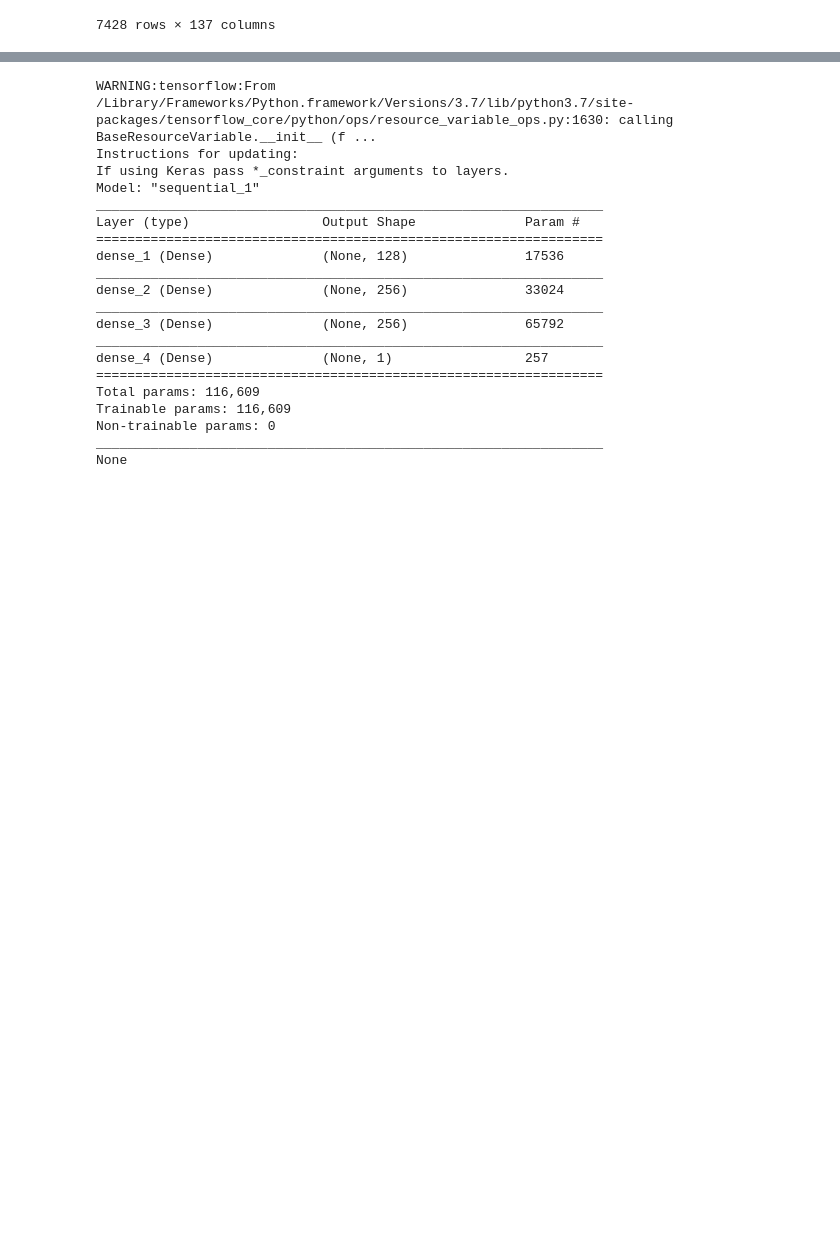
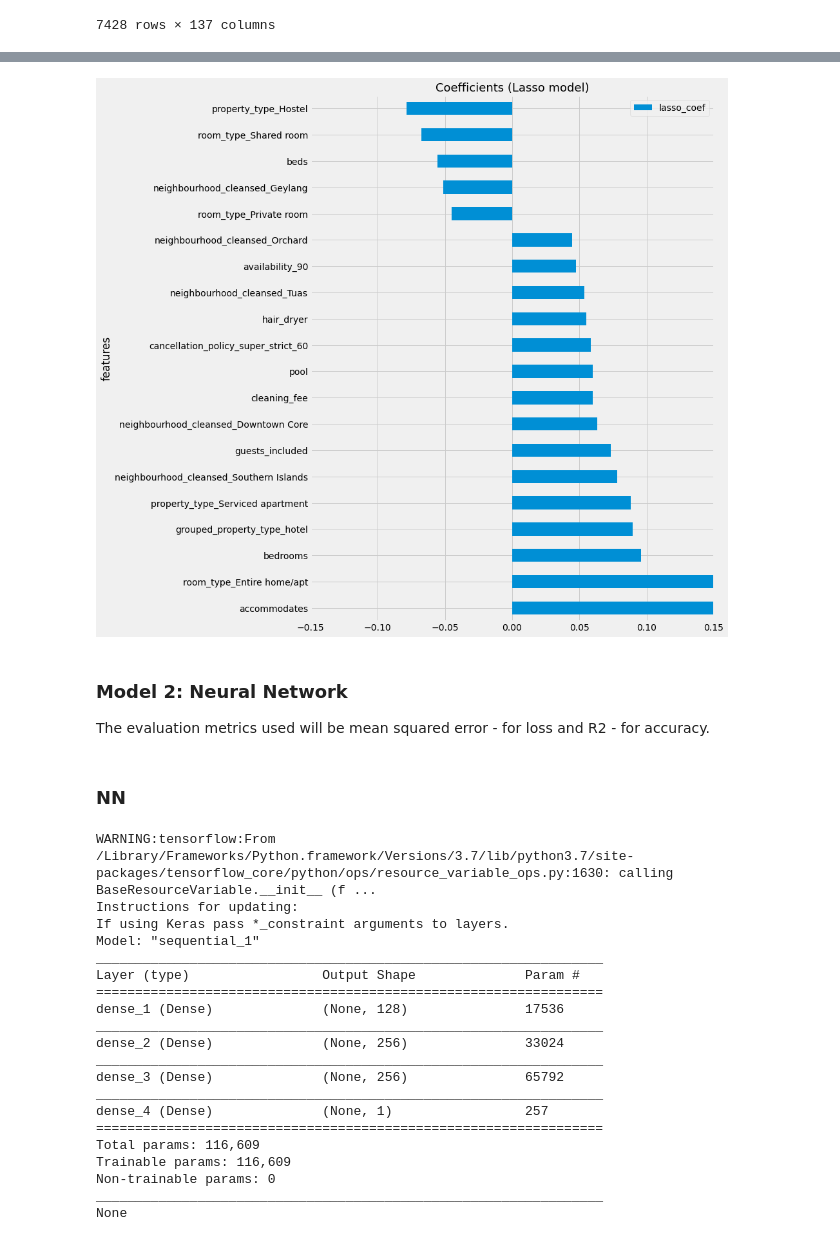
Before and after one commit to amandaleejl/capstone, a Jupyter notebook: code/Untitled.ipynb, the cells around one changed output, grey strips where cells are left out. Cells and saved outputs as stored; diff of their text form; code cells hidden in the pictures; blank space fills up the shorter version.

```diff
--- a/code/Untitled.ipynb
+++ b/code/Untitled.ipynb
@@ -111,0 +183,3 @@ print("Validation r2:", round(r2_score(y_test, val_preds_xgb_reg),4))
+# %%
+lasso_coefs = pd.DataFrame({'features':X_train.columns,'lasso_coef':lasso.coef_})
+lasso_coefs.head()
@@ -112,3 +193,24 @@ print("Validation r2:", round(r2_score(y_test, val_preds_xgb_reg),4))
+# %%
+lasso_coefs.sort_values('lasso_coef', inplace=True, ascending=False)
+# %%
+# extract the top 15 positive and top 5 negative coefficients to plot out
+
+important_coefs = pd.concat([lasso_coefs.head(15), lasso_coefs.tail(5) ])
+# %%
+# Plot coefficients
+
+plt.rcParams['figure.figsize'] = (10, 14)
+important_coefs.plot(y = 'lasso_coef', x = 'features', kind = 'barh');
+plt.title('Coefficients (Lasso model)', fontsize = 18);
+plt.xlim(-0.15, 0.15);
+# %% [output]
+[figure, added]
+# %% [markdown]
+### Model 2: Neural Network
+
+The evaluation metrics used will be mean squared error - for loss and R2 - for accuracy.
+# %% [markdown]
+### NN
 # %%
 # Building the model
 model = Sequential()
```
Also changed, not shown: parts of 39 cells of this notebook.
